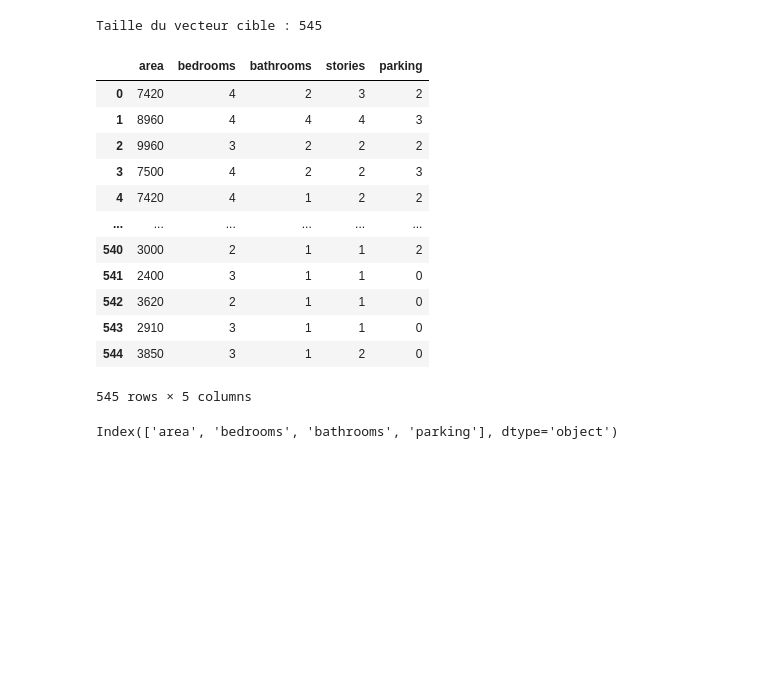
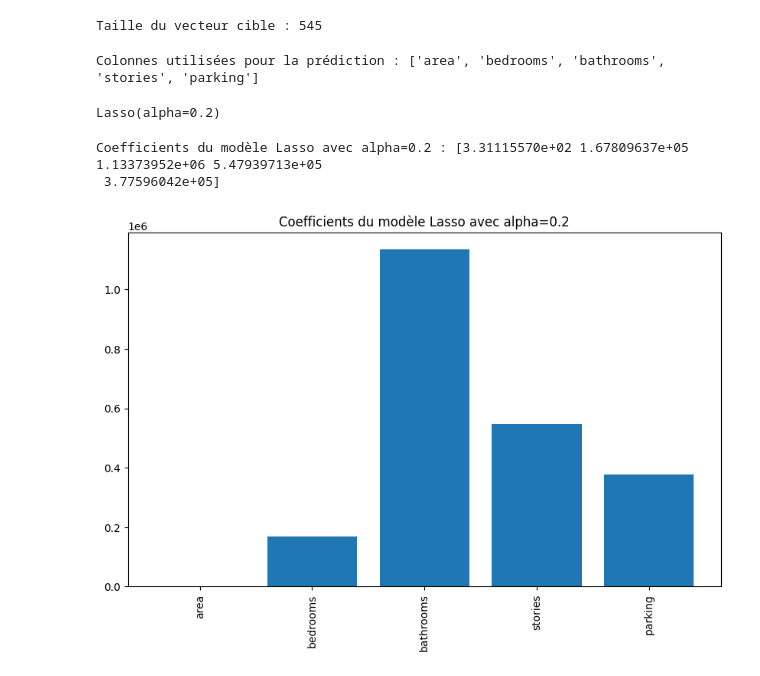
Before and after one commit to Ewnn/MachineLearning, a Jupyter notebook: RegressionRegularizationMethods/main.ipynb, the cells around one changed output. Cells and saved outputs as stored; diff of their text form; code cells hidden in the pictures; blank space fills up the shorter version.

Commit message:
Regression Regularization Methods

```diff
--- a/RegressionRegularizationMethods/main.ipynb
+++ b/RegressionRegularizationMethods/main.ipynb
@@ -58,29 +50,10 @@ plt.show()
-target_vector = listings['price'].values
-print("Taille du vecteur cible :", target_vector.size)
+y = data['price']
+print("Taille du vecteur cible :", y.shape[0])
 # %% [output]
 Taille du vecteur cible : 545
 # %%
 #drop the price column from the dataset
-listings.drop(['price','mainroad','guestroom','basement','hotwaterheating','airconditioning','prefarea','furnishingstatus'],axis=1)
+X = data.drop(columns=['price'], axis=1)
+print("Colonnes utilisées pour la prédiction :", X.columns.tolist())
 # %% [output]
-|  | area | bedrooms | bathrooms | stories | parking |
-| 0 | 7420 | 4 | 2 | 3 | 2 |
-| 1 | 8960 | 4 | 4 | 4 | 3 |
-| 2 | 9960 | 3 | 2 | 2 | 2 |
-| 3 | 7500 | 4 | 2 | 2 | 3 |
-| 4 | 7420 | 4 | 1 | 2 | 2 |
-| ... | ... | ... | ... | ... | ... |
-| 540 | 3000 | 2 | 1 | 1 | 2 |
-| 541 | 2400 | 3 | 1 | 1 | 0 |
-| 542 | 3620 | 2 | 1 | 1 | 0 |
-| 543 | 2910 | 3 | 1 | 1 | 0 |
-| 544 | 3850 | 3 | 1 | 2 | 0 |
-545 rows × 5 columns
+Colonnes utilisées pour la prédiction : ['area', 'bedrooms', 'bathrooms', 'stories', 'parking']
-# %%
-# Create a new DataFrame with selected columns
-X = listings[['area', 'bedrooms', 'bathrooms', 'parking']]
-
-# Print the column names of the new DataFrame
-print(X.columns)
-# %% [output]
-Index(['area', 'bedrooms', 'bathrooms', 'parking'], dtype='object')
@@ -87,6 +66,22 @@ Index(['area', 'bedrooms', 'bathrooms', 'parking'], dtype='object')
 # %%
-from sklearn.linear_model import Lasso
-
-# Create a Lasso regression model with alpha = 0.2
-lasso_model = Lasso(alpha=0.2)
-lasso_model.fit(X_train, y_train)
+#create a Lasso model with the alpha parameter equal to 0.2
+model = Lasso(alpha=0.2)
+#do a fit on your dataset
+model.fit(X, y)
+# %% [output]
+Lasso(alpha=0.2)
+# %%
+#print the coef_ of your model
+print("Coefficients du modèle Lasso avec alpha=0.2 :", model.coef_)
+# %% [output]
+Coefficients du modèle Lasso avec alpha=0.2 : [3.31115570e+02 1.67809637e+05 1.13373952e+06 5.47939713e+05
+ 3.77596042e+05]
+# %%
+#plot the coef_ of your model
+plt.figure(figsize=(10, 6))
+plt.bar(X.columns, model.coef_)
+plt.xticks(rotation=90)
+plt.title("Coefficients du modèle Lasso avec alpha=0.2")
+plt.show()
+# %% [output]
+[figure, added]
```
Also changed, not shown: parts of 9 cells of this notebook.
